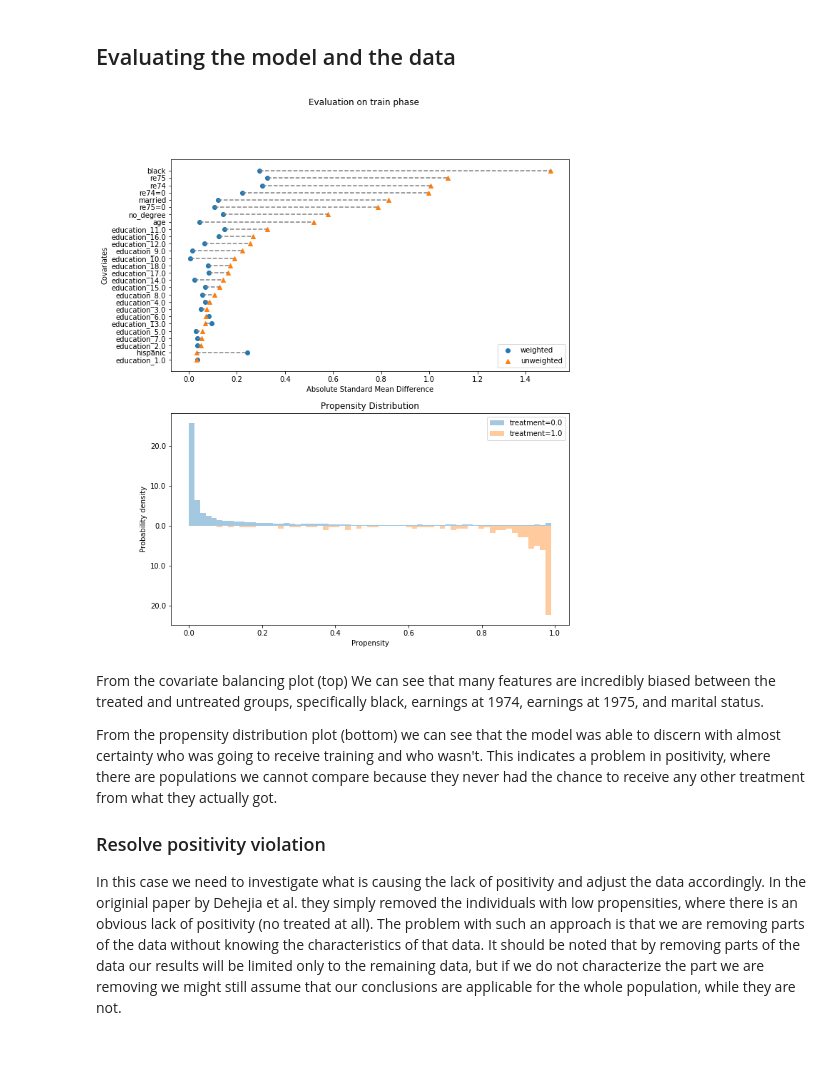
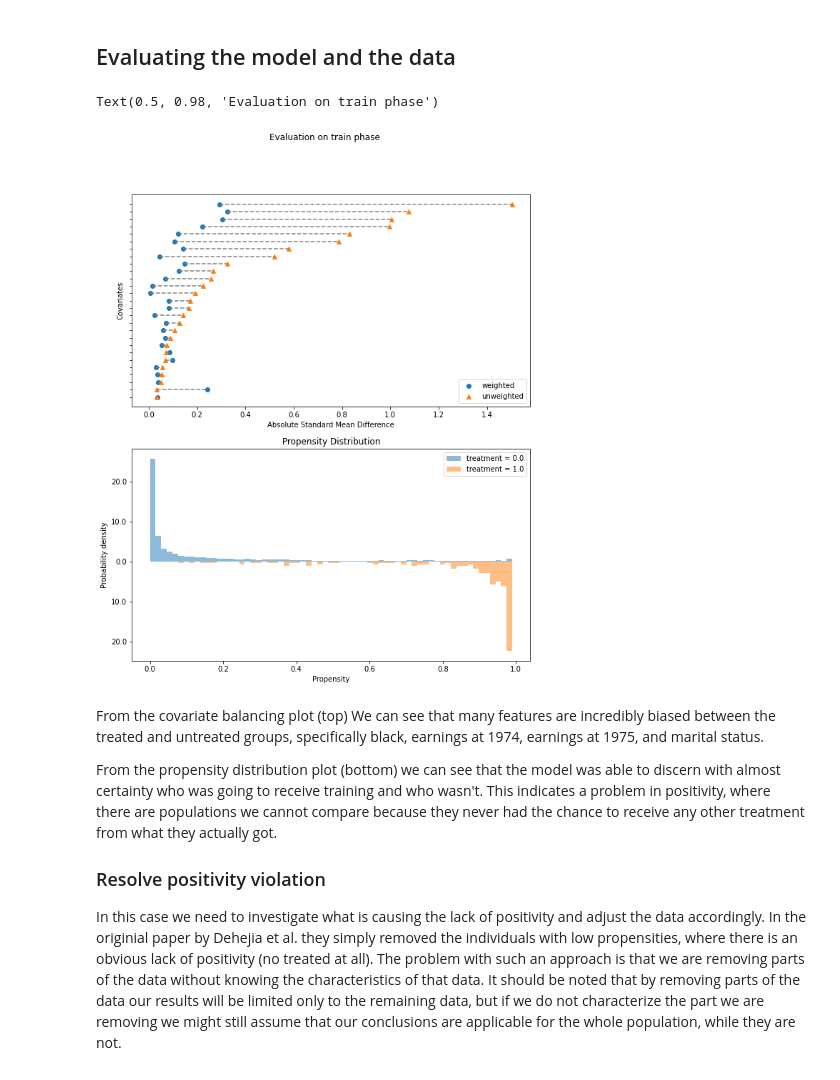
Before and after one commit to BiomedSciAI/causallib, a Jupyter notebook: examples/lalonde.ipynb, the cells around one changed output. Drawn from its saved outputs; the diff is of its cells as text; code cells hidden in the pictures.

```diff
--- a/examples/lalonde.ipynb
+++ b/examples/lalonde.ipynb
@@ -148,19 +148,20 @@ Indeed, we might conclude that job-training accounts for an income *loss* of 268
 This seems like a total failure, then. But in reality this doesn't make sense, since at most training would not help, but it can't hurt. Obviously something is not right here, so let's take a closer look at the model perfomrance.
 # %% [markdown]
 ## Evaluating the model and the data
-# %%
-%matplotlib inline
-from causallib.evaluation import PropensityEvaluator
-
-evaluator = PropensityEvaluator(ipw)
-plots = ["covariate_balance_love", "weight_distribution"] #, "roc_curve", "calibration"]
-evaluation_results = evaluator.evaluate_simple(X, a, y, plots=plots)
-
-fig = evaluation_results.plots["covariate_balance_love"].get_figure()
-fig.set_size_inches(10, 12)  # set a more compact size than default
-fig;
-# %% [output]
-[figure, removed]
+# %%
+%matplotlib inline
+from causallib.evaluation import evaluate
+from matplotlib import pyplot as plt
+
+plots = ["covariate_balance_love", "weight_distribution"]
+evaluation_results = evaluate(ipw, X, a, y)
+f, [a0, a1] = plt.subplots(2, 1, figsize=(10, 12))
+evaluation_results.plot_covariate_balance(kind="love", ax=a0)
+evaluation_results.plot_weight_distribution(ax=a1)
+plt.suptitle("Evaluation on train phase")
+# %% [output]
+Text(0.5, 0.98, 'Evaluation on train phase')
+[figure, added]
 # %% [markdown]
 From the covariate balancing plot (top) We can see that many features are incredibly biased between the treated and untreated groups, specifically black, earnings at 1974, earnings at 1975, and marital status.
 
```
Also changed, not shown: parts of 4 cells of this notebook, 12 other files.
